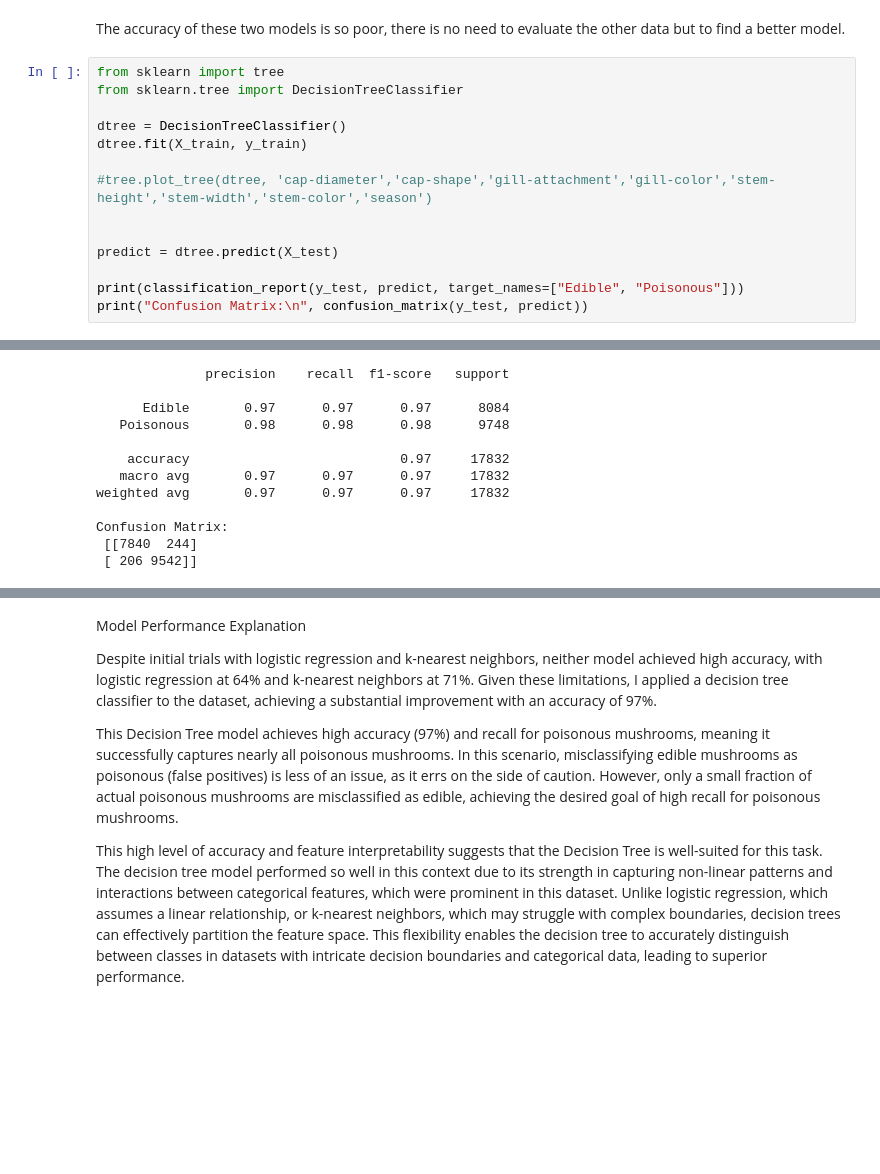
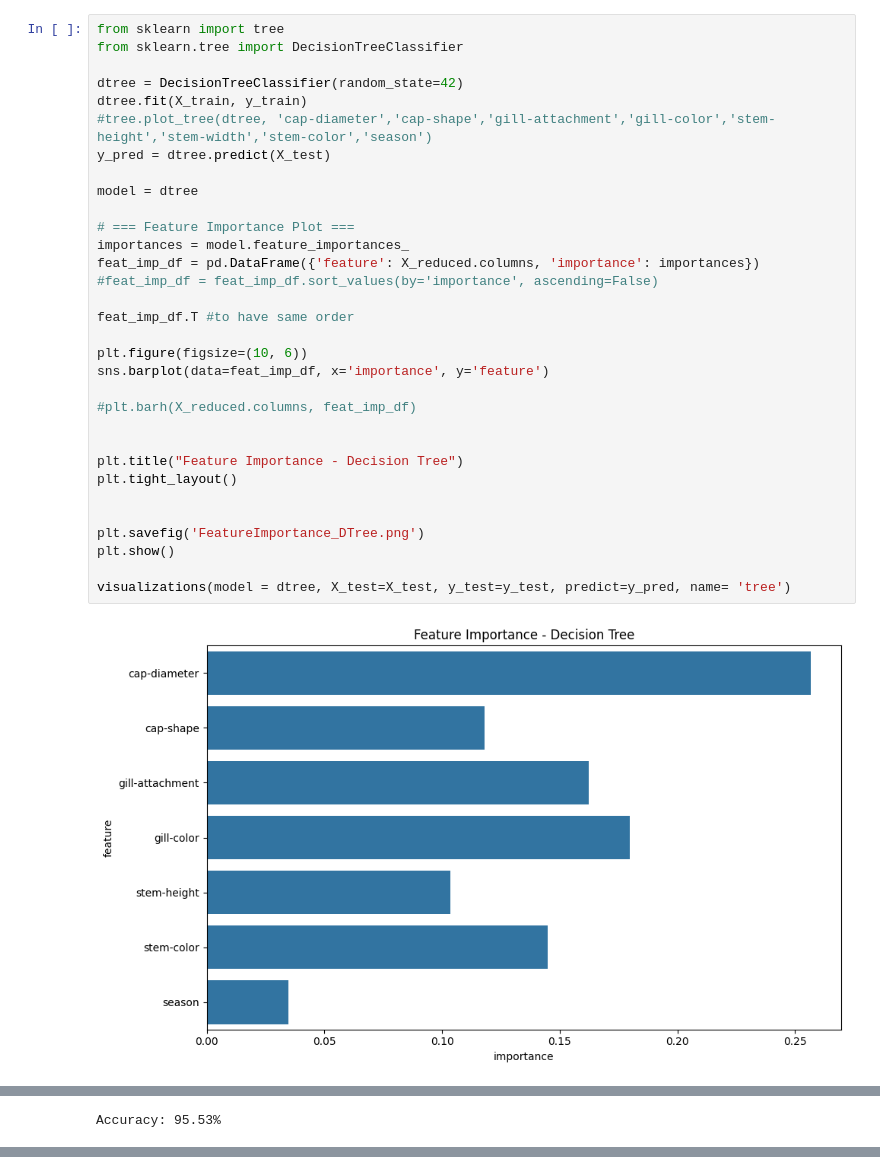
Before and after one commit to vangenent/Mushroom_Classification_with_3_Models, a Jupyter notebook: classification_mushroom.ipynb, the cells around one changed output, grey strips where cells are left out. Saved outputs shown, nothing was run; the diff lists cells and outputs as text; blank space fills up the shorter version.

```diff
--- a/classification_mushroom.ipynb
+++ b/classification_mushroom.ipynb
@@ -101,17 +235,34 @@ Confusion Matrix:
-# %% [markdown]
-The accuracy of these two models is so poor, there is no need to evaluate the other data but to find a better model.
 # %%
 from sklearn import tree
 from sklearn.tree import DecisionTreeClassifier
 
-dtree = DecisionTreeClassifier()
+dtree = DecisionTreeClassifier(random_state=42)
 dtree.fit(X_train, y_train)
+#tree.plot_tree(dtree, 'cap-diameter','cap-shape','gill-attachment','gill-color','stem-height','stem-width','stem-color','season')
+y_pred = dtree.predict(X_test)
 
-#tree.plot_tree(dtree, 'cap-diameter','cap-shape','gill-attachment','gill-color','stem-height','stem-width','stem-color','season')
+model = dtree
+
+# === Feature Importance Plot ===
+importances = model.feature_importances_
+feat_imp_df = pd.DataFrame({'feature': X_reduced.columns, 'importance': importances})
+#feat_imp_df = feat_imp_df.sort_values(by='importance', ascending=False)
+
+feat_imp_df.T #to have same order
+
+plt.figure(figsize=(10, 6))
+sns.barplot(data=feat_imp_df, x='importance', y='feature')
+
+#plt.barh(X_reduced.columns, feat_imp_df)
 
 
-predict = dtree.predict(X_test)
+plt.title("Feature Importance - Decision Tree")
+plt.tight_layout()
 
-print(classification_report(y_test, predict, target_names=["Edible", "Poisonous"]))
-print("Confusion Matrix:\n", confusion_matrix(y_test, predict))
+
+plt.savefig('FeatureImportance_DTree.png')
+plt.show()
+
+visualizations(model = dtree, X_test=X_test, y_test=y_test, predict=y_pred, name= 'tree')
 # %% [output]
+[figure, added]
@@ -118,12 +271 @@ print("Confusion Matrix:\n", confusion_matrix(y_test, predict))
-              precision    recall  f1-score   support
-
-      Edible       0.97      0.97      0.97      8084
-   Poisonous       0.98      0.98      0.98      9748
-
-    accuracy                           0.97     17832
-   macro avg       0.97      0.97      0.97     17832
-weighted avg       0.97      0.97      0.97     17832
-
-Confusion Matrix:
- [[7840  244]
- [ 206 9542]]
+Accuracy: 95.53%
@@ -130,8 +277,0 @@ Confusion Matrix:
-# %% [markdown]
-Model Performance Explanation
-
-Despite initial trials with logistic regression and k-nearest neighbors, neither model achieved high accuracy, with logistic regression at 64% and k-nearest neighbors at 71%. Given these limitations, I applied a decision tree classifier to the dataset, achieving a substantial improvement with an accuracy of 97%.
-
-This Decision Tree model achieves high accuracy (97%) and recall for poisonous mushrooms, meaning it successfully captures nearly all poisonous mushrooms. In this scenario, misclassifying edible mushrooms as poisonous (false positives) is less of an issue, as it errs on the side of caution. However, only a small fraction of actual poisonous mushrooms are misclassified as edible, achieving the desired goal of high recall for poisonous mushrooms.
-
-This high level of accuracy and feature interpretability suggests that the Decision Tree is well-suited for this task. The decision tree model performed so well in this context due to its strength in capturing non-linear patterns and interactions between categorical features, which were prominent in this dataset. Unlike logistic regression, which assumes a linear relationship, or k-nearest neighbors, which may struggle with complex boundaries, decision trees can effectively partition the feature space. This flexibility enables the decision tree to accurately distinguish between classes in datasets with intricate decision boundaries and categorical data, leading to superior performance.
```
Also changed, not shown: parts of 15 cells of this notebook, 3 other files.
